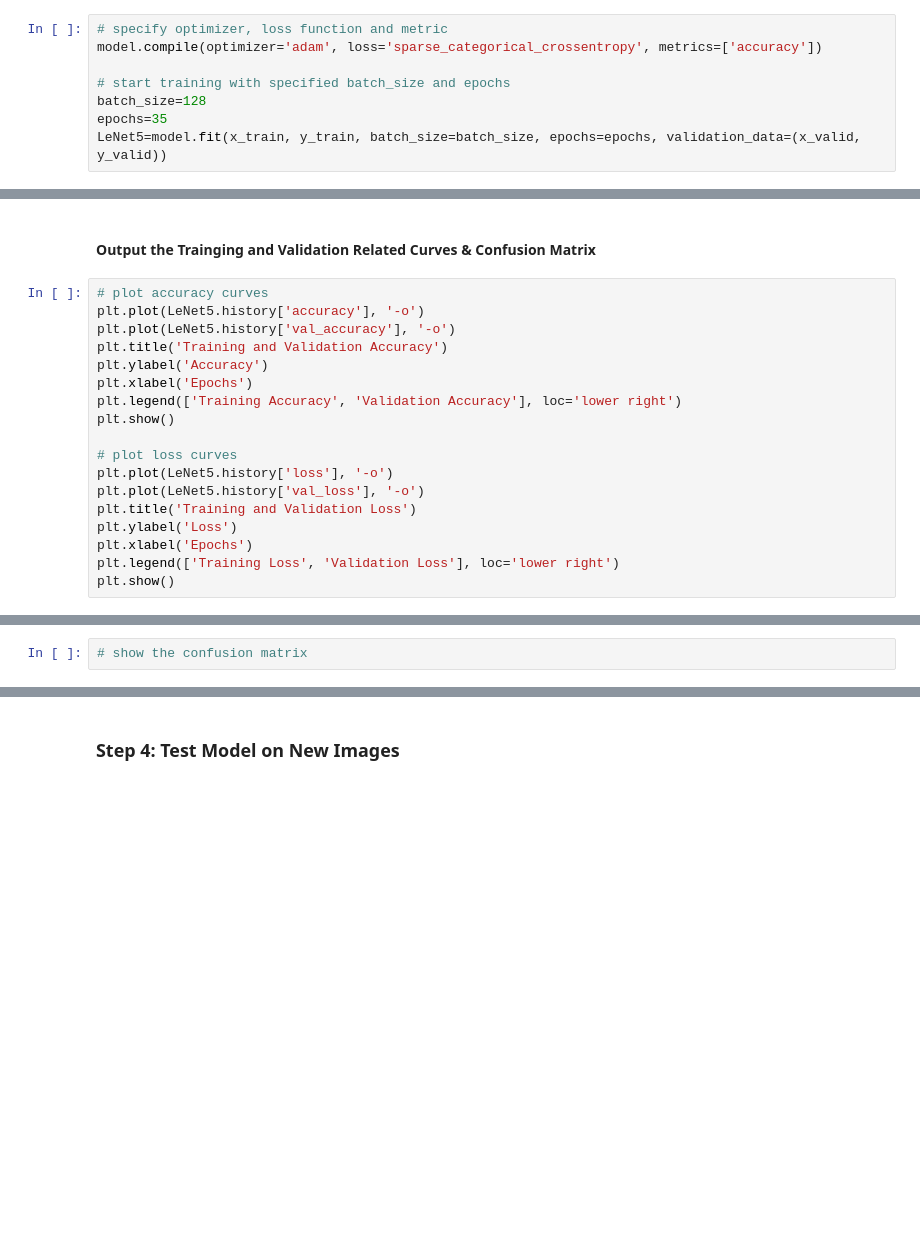
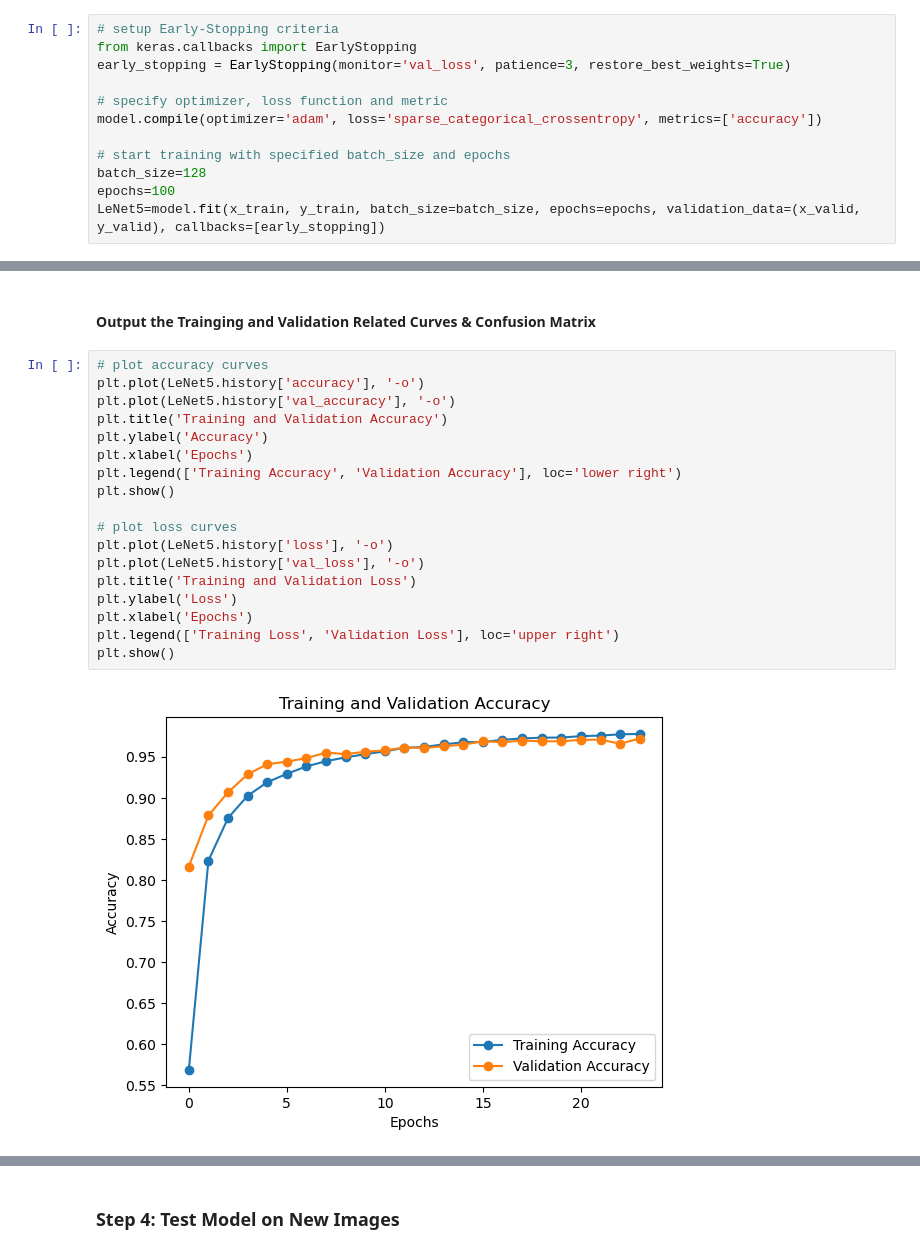
Before and after one commit to urbao/autonomous-driving, a Jupyter notebook: HW3/Traffic-Signs-Classifier.ipynb, the cells around one changed output, grey strips where cells are left out. Saved outputs shown, nothing was run; the diff lists cells and outputs as text; blank space fills up the shorter version.

```diff
--- a/HW3/Traffic-Signs-Classifier.ipynb
+++ b/HW3/Traffic-Signs-Classifier.ipynb
@@ -322,10 +334,14 @@ The aliases was originally deprecated in NumPy 1.20; for more details and guidan
 # %% [markdown]
 #### Training Model and Evaluation
 # %%
+# setup Early-Stopping criteria
+from keras.callbacks import EarlyStopping
+early_stopping = EarlyStopping(monitor='val_loss', patience=3, restore_best_weights=True)
+
 # specify optimizer, loss function and metric
 model.compile(optimizer='adam', loss='sparse_categorical_crossentropy', metrics=['accuracy'])
 
 # start training with specified batch_size and epochs
 batch_size=128
-epochs=35
-LeNet5=model.fit(x_train, y_train, batch_size=batch_size, epochs=epochs, validation_data=(x_valid, y_valid))
+epochs=100
+LeNet5=model.fit(x_train, y_train, batch_size=batch_size, epochs=epochs, validation_data=(x_valid, y_valid), callbacks=[early_stopping])
@@ -336,18 +373,20 @@ model.evaluate(x=x_test, y=y_test)
 # %%
 # plot accuracy curves
 plt.plot(LeNet5.history['accuracy'], '-o')
 plt.plot(LeNet5.history['val_accuracy'], '-o')
 plt.title('Training and Validation Accuracy')
 plt.ylabel('Accuracy')
 plt.xlabel('Epochs')
 plt.legend(['Training Accuracy', 'Validation Accuracy'], loc='lower right')
 plt.show()
 
 # plot loss curves
 plt.plot(LeNet5.history['loss'], '-o')
 plt.plot(LeNet5.history['val_loss'], '-o')
 plt.title('Training and Validation Loss')
 plt.ylabel('Loss')
 plt.xlabel('Epochs')
-plt.legend(['Training Loss', 'Validation Loss'], loc='lower right')
+plt.legend(['Training Loss', 'Validation Loss'], loc='upper right')
 plt.show()
+# %% [output]
+[figure, added]
@@ -354,2 +393,0 @@ plt.show()
-# %%
-# show the confusion matrix
```
Also changed, not shown: parts of 12 cells of this notebook.
